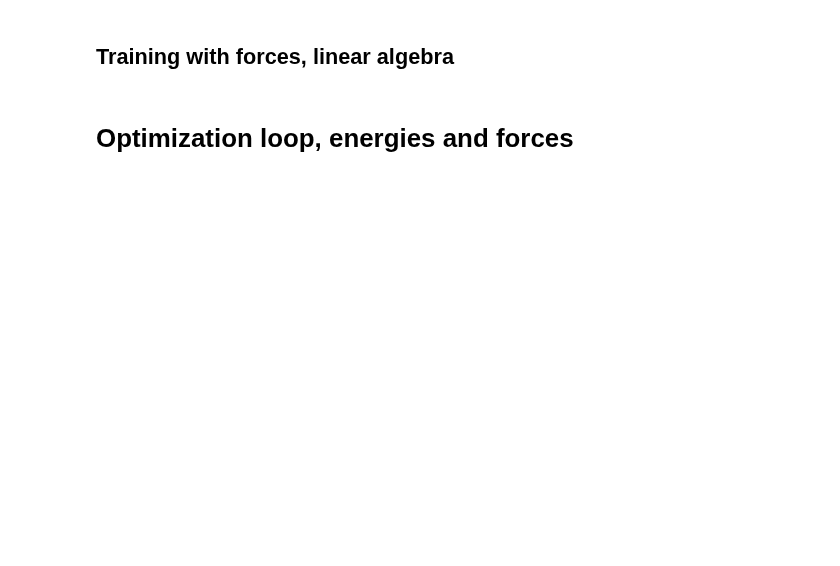
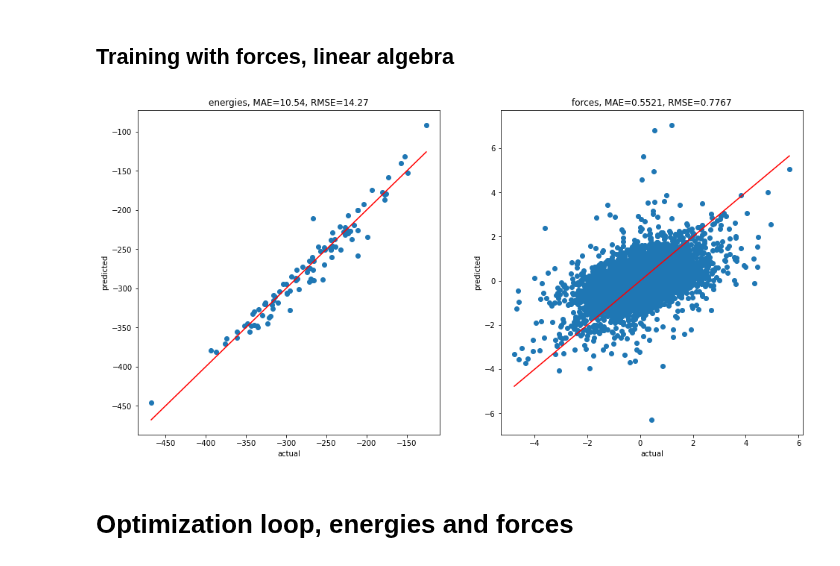
Before and after one commit to Luthaf/alchemical-learning, a Jupyter notebook: HEAs-with-forces.ipynb, the cells around one changed output. Drawn from its saved outputs; the diff is of its cells as text; code cells hidden in the pictures; blank space fills up the shorter version.

```diff
--- a/HEAs-with-forces.ipynb
+++ b/HEAs-with-forces.ipynb
@@ -181,14 +231,14 @@ mixed_species_model = MixedSpeciesLinearModel(
 # %%
-mixed_species_model.to(device=device)
+model.to(device=device)
 
 # initialize the model
 with torch.no_grad():
     for spherical_expansions, energies, _ in train_dataloader_no_batch:
         # we want to intially train the model on all frames, to ensure the
         # support points come from the full dataset.
-        mixed_species_model.initialize_model_weights(spherical_expansions, energies)
+        model.initialize_model_weights(spherical_expansions, energies)
 
-if mixed_species_model.optimizable_weights:
+if model.optimizable_weights:
     torch_loss_regularizer = TORCH_REGULARIZER
 else:
     torch_loss_regularizer = 0
@@ -298,4 +317,0 @@ test_dataloader_grad_no_batch = create_dataloader(
-# %%
-with torch.no_grad():
-    for spherical_expansions, energies, forces in test_dataloader_grad_no_batch:
-        predicted_e, predicted_f = mixed_species_model(spherical_expansions, forward_forces=True)
@@ -357,12 +400,9 @@ check_finite_differences(mixed_species_model, train_frames[22], delta)
 # %% [markdown]
 ## Training with forces, linear algebra
 # %%
-new_mixed_species_model = MixedSpeciesLinearModel(
-    species=all_species,
-    n_pseudo_species=N_PSEUDO_SPECIES,
+linear_algebra_model = CombinedLinearModel(
+    combiner=model.combiner,
     regularizer=[LINALG_REGULARIZER_ENERGIES, LINALG_REGULARIZER_FORCES],
     optimizable_weights=False,
     random_initial_weights=False, # <<<<==== VERY IMPORTANT
 )
-
-new_mixed_species_model.alchemical.combining_matrix = mixed_species_model.alchemical.combining_matrix
@@ -398,3 +413,11 @@ fig = parity_plots(energies, predicted_e, forces, predicted_f)
+# %%
+reference_e, predicted_e, reference_f, predicted_f = evaluate_model_with_forces(
+    linear_algebra_model, test_dataloader_grad
+)
+
+fig = parity_plots(reference_e, predicted_e, reference_f, predicted_f)
+# %% [output]
+[figure, added]
 # %% [markdown]
 # Optimization loop, energies and forces
 # %%
```
Also changed, not shown: parts of 22 cells of this notebook, 5 other files.
